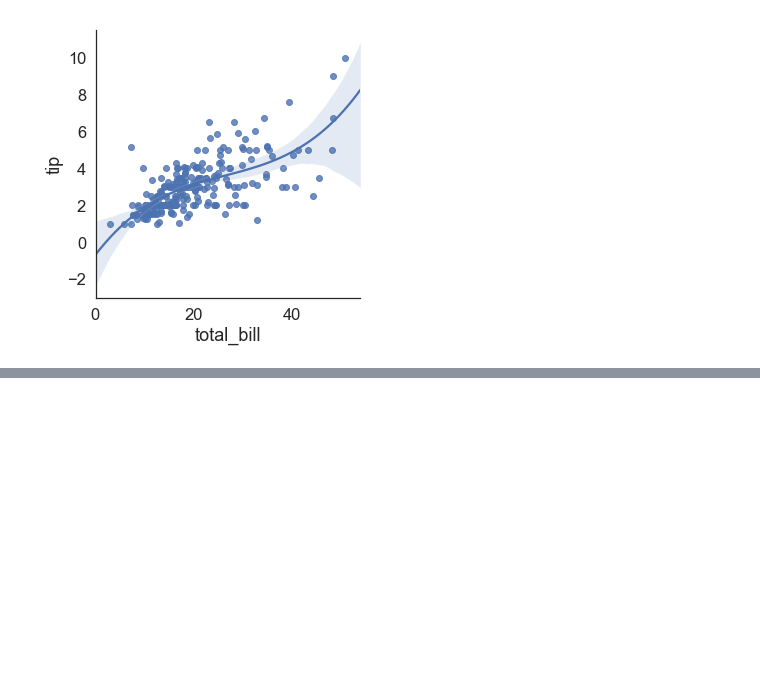
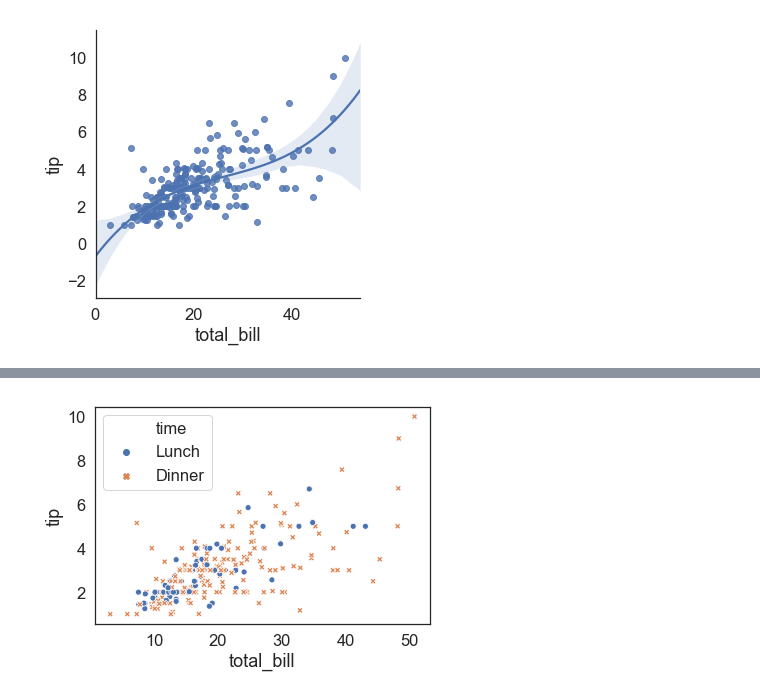
Before and after one commit to mzhao15/python-pandas-learning, a Jupyter notebook: pandas-basics/4-seaborn.ipynb, the cells around one changed output, grey strips where cells are left out. Drawn from its saved outputs; the diff is of its cells as text; code cells hidden in the pictures; blank space fills up the shorter version.

```diff
--- a/pandas-basics/4-seaborn.ipynb
+++ b/pandas-basics/4-seaborn.ipynb
@@ -10,2 +10,3 @@ Here is the example in [seaborn](https://seaborn.pydata.org/introduction.html) d
 # %%
-sns.set()
+sns.set()  # reset
+sns.set_style('whitegrid')
@@ -257,0 +289,3 @@ sns.lmplot(x="total_bill", y="tip", data=tips, order=3) # cubic regression
+# %%
+tips = sns.load_dataset("tips")
+tips.head()
@@ -257,0 +299,4 @@ sns.lmplot(x="total_bill", y="tip", data=tips, order=3) # cubic regression
+# %%
+ax = sns.scatterplot(x="total_bill", y="tip", hue="time", style="time", data=tips)
+# %% [output]
+[figure, added]
```
Also changed, not shown: parts of 26 cells of this notebook, 4 other files.
